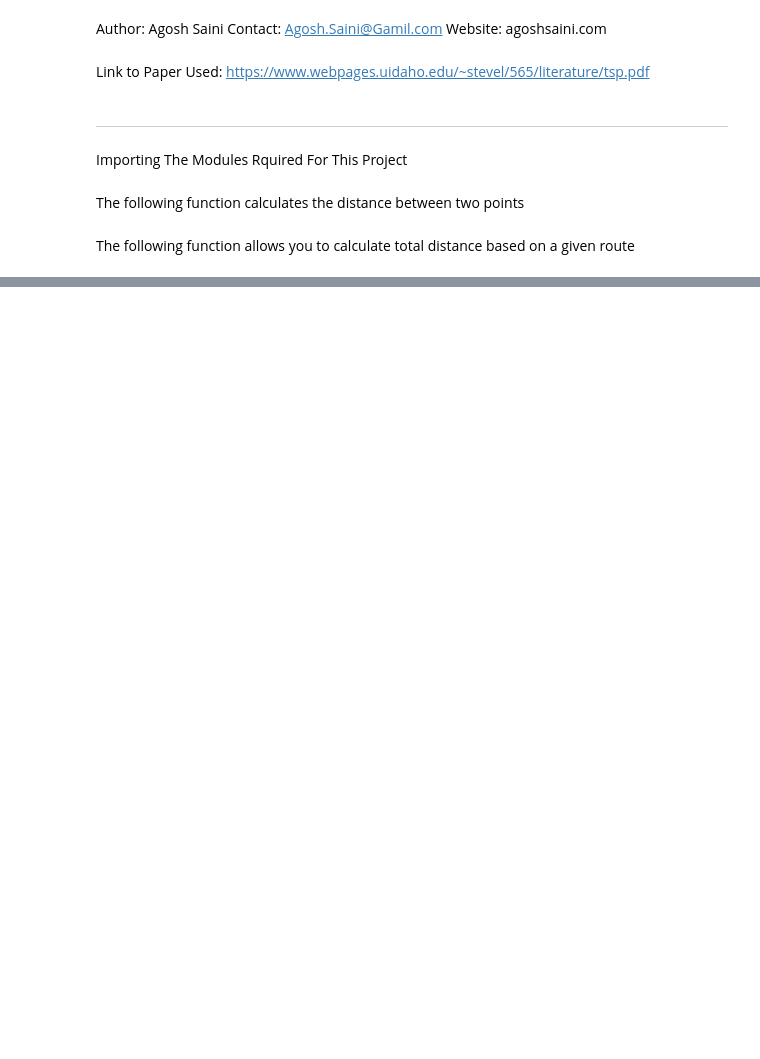
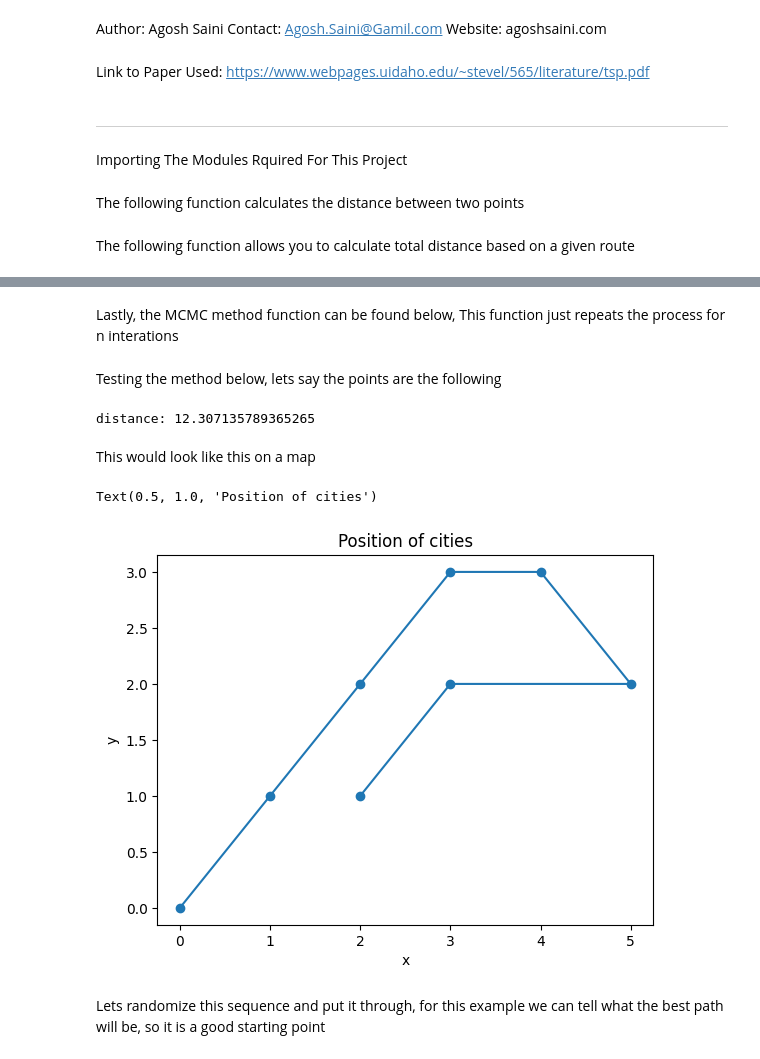
Before and after one commit to agosh-saini/travelling_salesman_MCMC, a Jupyter notebook: MCMC Approach To Travelling Salesman.ipynb, the cells around one changed output, grey strips where cells are left out. Drawn from its saved outputs; the diff is of its cells as text; code cells hidden in the pictures; blank space fills up the shorter version.

Commit message:
finished the example code

```diff
--- a/MCMC Approach To Travelling Salesman.ipynb
+++ b/MCMC Approach To Travelling Salesman.ipynb
@@ -41,0 +54,2 @@ def metrapolis(cities, route, KbT, n_iter):
+# %% [markdown]
+Lastly, the MCMC method function can be found below, This function just repeats the process for n interations
@@ -41,0 +75,20 @@ def metrapolis(cities, route, KbT, n_iter):
+# %% [markdown]
+Testing the method below, lets say the points are the following
+# %%
+pos = np.array([[0,0], [1,1], [2,2], [3,3], [4,3], [5,2], [3,2], [2,1]])
+print(f'distance: {total_distance(pos)}')
+# %% [output]
+distance: 12.307135789365265
+# %% [markdown]
+This would look like this on a map
+# %%
+x, y = zip(*pos)
+plt.plot(x, y, '-o')
+plt.xlabel('x')
+plt.ylabel('y')
+plt.title('Position of cities')
+# %% [output]
+Text(0.5, 1.0, 'Position of cities')
+[figure, added]
+# %% [markdown]
+Lets randomize this sequence and put it through, for this example we can tell what the best path will be, so it is a good starting point
```
Also changed, not shown: parts of 19 cells of this notebook.
